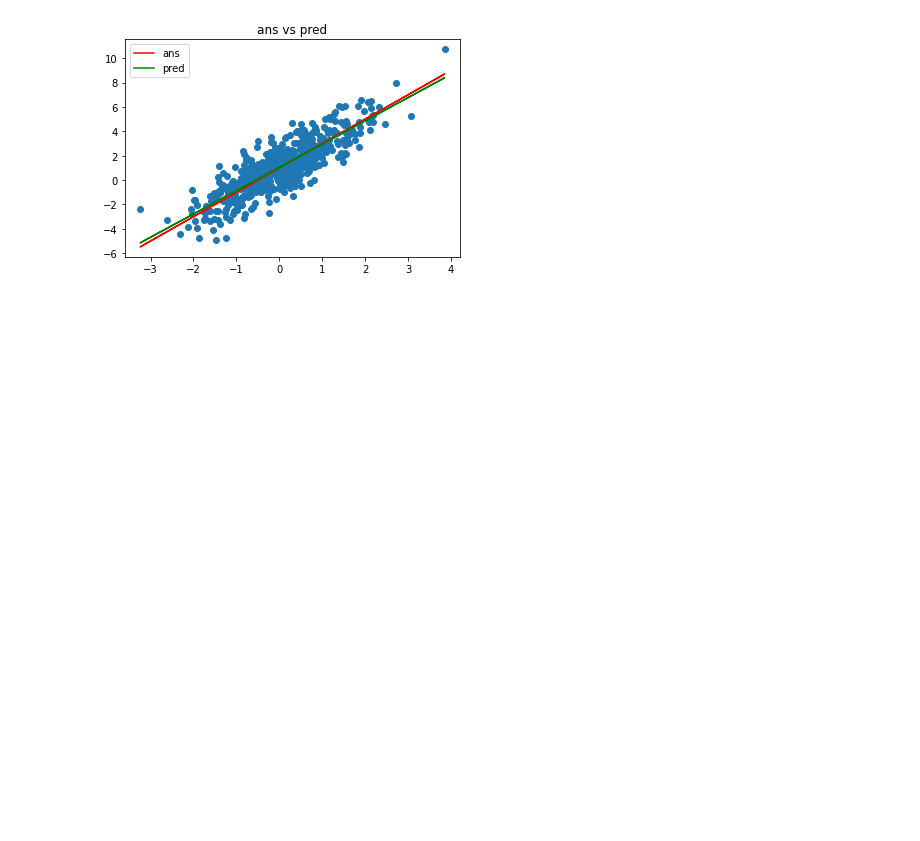
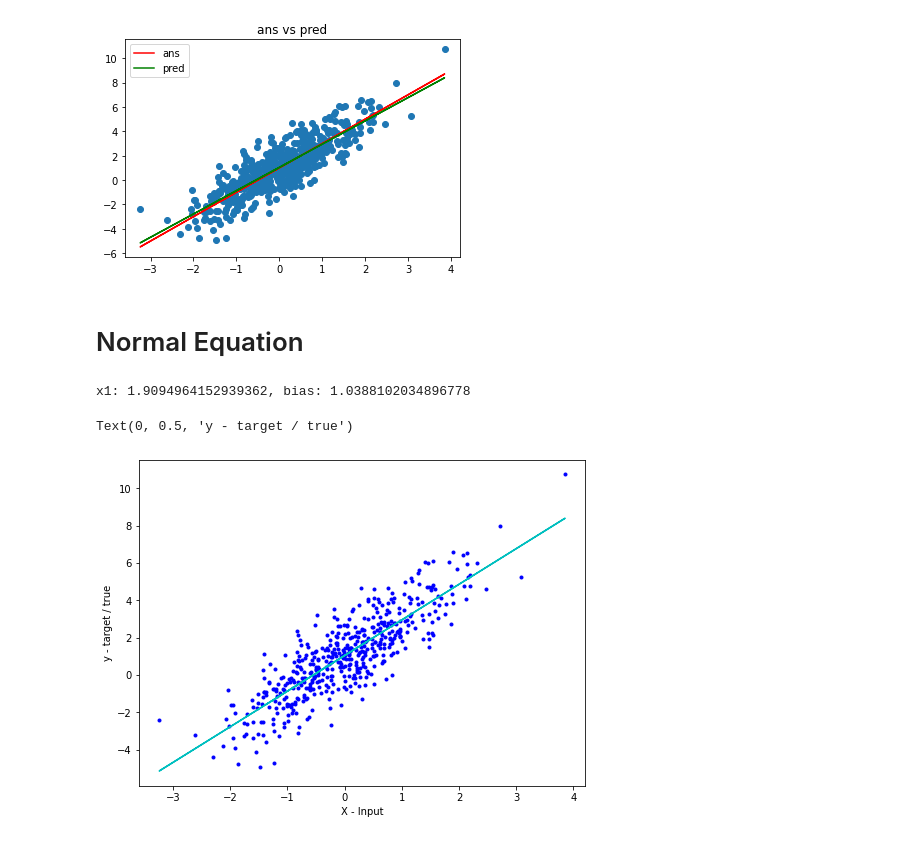
Before and after one commit to catssci/TIL, a Jupyter notebook: Basic ML Algorithm/Linear Regression.ipynb, the cells around one changed output. Drawn from its saved outputs; the diff is of its cells as text; code cells hidden in the pictures; blank space fills up the shorter version.

```diff
--- a/Basic ML Algorithm/Linear Regression.ipynb
+++ b/Basic ML Algorithm/Linear Regression.ipynb
@@ -81,3 +83,5 @@ plt.legend()
 # %% [output]
 <matplotlib.legend.Legend at 0x...>
 [figure]
+# %% [markdown]
+# Normal Equation
@@ -83,0 +101,8 @@ plt.legend()
+# %%
+def predict(X):
+  # Appending a cloumn of ones in X to add the bias term.
+  X = np.append(X, np.ones((X.shape[0],1)), axis=1)
+
+  # preds is y_hat which is the dot product of X and theta.
+  preds = np.dot(X, theta)
+  return preds
@@ -83,0 +111,15 @@ plt.legend()
+# %%
+print(f"x1: {theta[0][0]}, bias: {theta[1][0]}")
+# %% [output]
+x1: 1.9094964152939362, bias: 1.0388102034896778
+# %%
+preds = predict(X)
+
+fig = plt.figure(figsize=(8,6))
+plt.plot(X, y, 'b.')
+plt.plot(X, preds, 'c-')
+plt.xlabel('X - Input')
+plt.ylabel('y - target / true')
+# %% [output]
+Text(0, 0.5, 'y - target / true')
+[figure, added]
```
Also changed, not shown: parts of 3 cells of this notebook.
